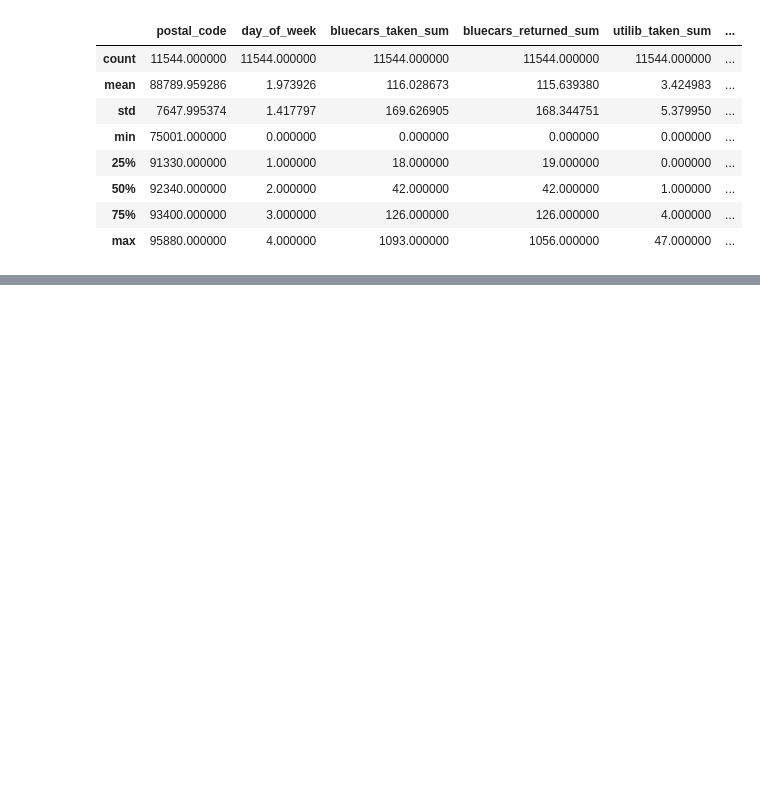
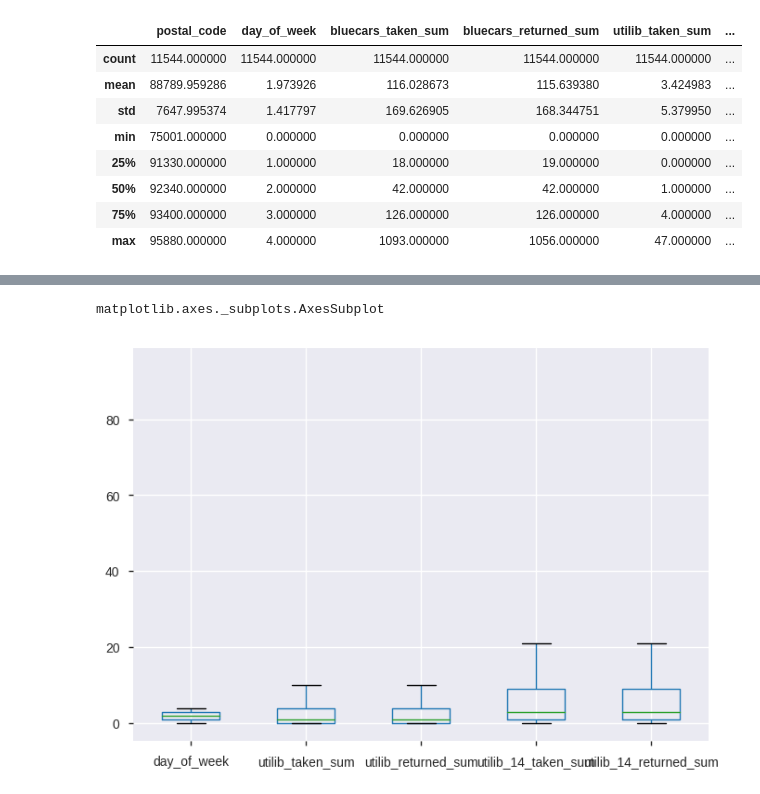
Before and after one commit to gakurujnr/Autolib-electric-car-sharing-service-company, a Jupyter notebook: Moringa_Data_Science_Core_W3_Independent_Project_2019_08_Peter_Gakuru_Python_Notebook.ipynb, the cells around one changed output, grey strips where cells are left out. Drawn from its saved outputs; the diff is of its cells as text; code cells hidden in the pictures; blank space fills up the shorter version.

```diff
--- a/Moringa_Data_Science_Core_W3_Independent_Project_2019_08_Peter_Gakuru_Python_Notebook.ipynb
+++ b/Moringa_Data_Science_Core_W3_Independent_Project_2019_08_Peter_Gakuru_Python_Notebook.ipynb
@@ -602,0 +622,7 @@ bl.describe()
+# %%
+## Box plot for columns 'day_of_week', 'utilib_taken_sum', 'utilib_returned_sum','utilib_14_taken_sum' and 'utilib_14_returned_sum'
+boxplot = bl.boxplot(column=['day_of_week', 'utilib_taken_sum', 'utilib_returned_sum','utilib_14_taken_sum', 'utilib_14_returned_sum'], return_type='axes')
+type(boxplot)
+# %% [output]
+matplotlib.axes._subplots.AxesSubplot
+[figure, added]
```
Also changed, not shown: parts of 40 cells of this notebook.
